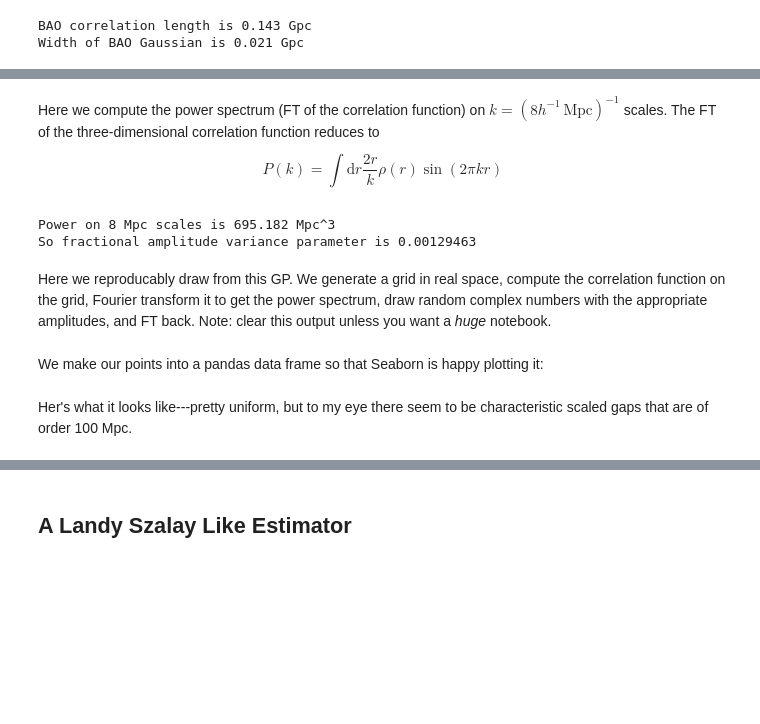
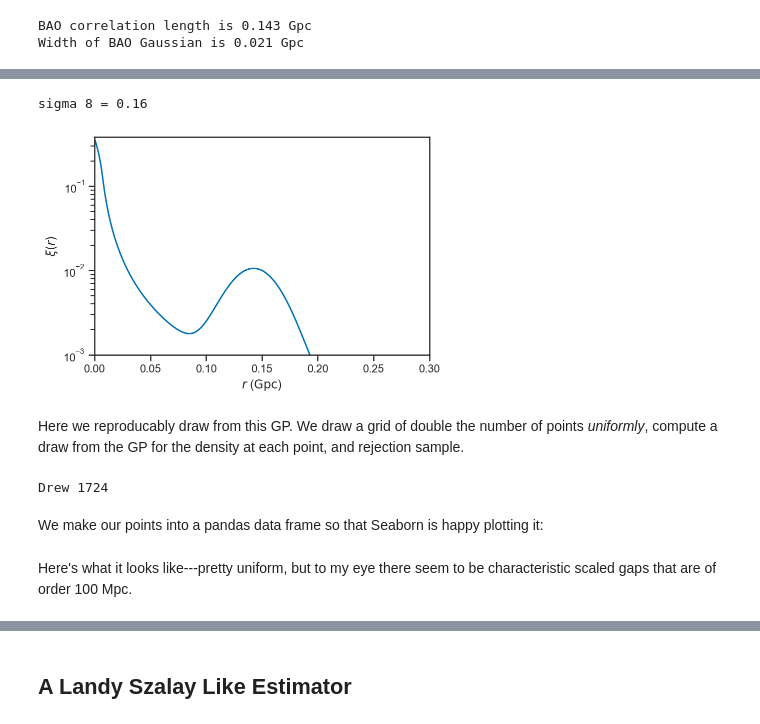
Before and after one commit to farr/GWBAO, a Jupyter notebook: MockData.ipynb, the cells around one changed output, grey strips where cells are left out. Drawn from its saved outputs; the diff is of its cells as text; code cells hidden in the pictures; blank space fills up the shorter version.

Commit message:
Draw some mock data for Andrew to play with.

```diff
--- a/MockData.ipynb
+++ b/MockData.ipynb
@@ -50,13 +50,17 @@ A_bao = 0.01
 def xi_bao(r):
     return A_bao*exp(-0.5*square(r-r_bao)/(w_bao*w_bao))
 
-cutoff_scale = 1/1000 # Gpc
+cutoff_scale = 5/0.7/1000 # Gpc
+pl_factor = 5 # To reduce the overall variance
 
 def xi_pl(r):
     r = np.atleast_1d(r)
     a = 1.8
 
-    return np.where(r < cutoff_scale, 1 - 0.1*(r/cutoff_scale), (r/cutoff_scale)**(-a)*0.9)
+    return np.where(r < cutoff_scale, 1 - a*(r-cutoff_scale)/cutoff_scale, (r/cutoff_scale)**(-a))*0.8/1.22/pl_factor
+
+def xi(r):
+    return xi_pl(r) + xi_bao(r)
 
 print('BAO correlation length is {:.3f} Gpc'.format(r_bao))
 print('Width of BAO Gaussian is {:.3f} Gpc'.format(w_bao))
@@ -90,5 +76,0 @@ Total volume in BAO = 0.00015 Gpc^3 = 147954.4 Mpc^3
-# %% [markdown]
-Here we compute the power spectrum (FT of the correlation function) on $k = \left(8 h^{-1} \, \mathrm{Mpc}\right)^{-1}$ scales.  The FT of the three-dimensional correlation function reduces to
-$$
-P(k) = \int \mathrm{d} r \frac{2 r}{k} \rho(r) \sin\left( 2 \pi k r \right)
-$$
@@ -99,10 +76,0 @@ P8 = trapz(2*rs*(xi_bao(rs) + xi_pl(rs))*sin(2*pi*k8*rs)/k8, rs)*1e9 # Mpc^3
-# %%
-print('Power on 8 Mpc scales is {:g} Mpc^3'.format(P8))
-sigma_8 = 0.9 # Mpc^3
-A2 = sigma_8/P8
-print('So fractional amplitude variance parameter is {:g}'.format(A2))
-# %% [output]
-Power on 8 Mpc scales is 695.182 Mpc^3
-So fractional amplitude variance parameter is 0.00129463
-# %% [markdown]
-Here we reproducably draw from this GP.  We generate a grid in real space, compute the correlation function on the grid, Fourier transform it to get the power spectrum, draw random complex numbers with the appropriate amplitudes, and FT back.  Note: clear this output unless you want a *huge* notebook.
@@ -146,9 +77,56 @@ finally:
+# %%
+rs = linspace(0, 1.0, 1024)
+xi_rs = xi(rs)
+plot(rs, xi_rs)
+
+axis(xmin=0, xmax=0.3, ymin=1e-3)
+
+yscale('log')
+xlabel(r'$r$ ($\mathrm{Gpc}$)')
+ylabel(r'$\xi(r)$')
+
+k8 = 2*pi/(8/0.7/1000) # 1/Gpc
+sigma8 = 2/pi*k8**3*trapz(xi_rs*sin(k8*rs)/k8*rs, rs)
+print('sigma 8 = {:.2f}'.format(sigma8))
+# %% [output]
+sigma 8 = 0.16
+[figure, added]
+# %% [markdown]
+Here we reproducably draw from this GP.  We draw a grid of double the number of points *uniformly*, compute a draw from the GP for the density at each point, and rejection sample.
+# %%
+rstate = np.random.get_state()
+factor = 3
+try:
+    np.random.seed(1363279349)
+
+    Ndraw = factor*Ndet
+    rs = cbrt(dC_range**3*rand(Ndraw))
+    cos_thetas = np.random.uniform(low=-1, high=1, size=Ndraw)
+    sin_thetas = sqrt(1-cos_thetas*cos_thetas)
+    phis = np.random.uniform(low=0, high=2*pi, size=Ndraw)
+
+    pts = column_stack((rs*cos(phis)*sin_thetas,
+                        rs*sin(phis)*sin_thetas,
+                        rs*cos_thetas))
+
+    rs = np.sqrt(np.sum(np.square(pts[:,newaxis,:] - pts[newaxis,:,:]), axis=2))
+    C = xi(rs)
+    L = np.linalg.cholesky(C)
+
+    ns = exp(log(n0) + np.dot(L, randn(Ndraw)))
+    ns /= np.max(ns)
+    pts = pts[rand(Ndraw) < ns, :]
+    print('Drew {:d}'.format(pts.shape[0]))
+finally:
+    np.random.set_state(rstate)
+# %% [output]
+Drew 1724
 # %% [markdown]
 We make our points into a pandas data frame so that Seaborn is happy plotting it:
 # %%
 pts = pd.DataFrame(data=pts, columns=['x', 'y', 'z'])
 # %% [markdown]
-Her's what it looks like---pretty uniform, but to my eye there seem to be characteristic scaled gaps that are of order 100 Mpc.
+Here's what it looks like---pretty uniform, but to my eye there seem to be characteristic scaled gaps that are of order 100 Mpc.
 # %%
 sns.pairplot(pts, markers='.')
 # %% [output]
```
Also changed, not shown: parts of 15 cells of this notebook, 3 other files.
